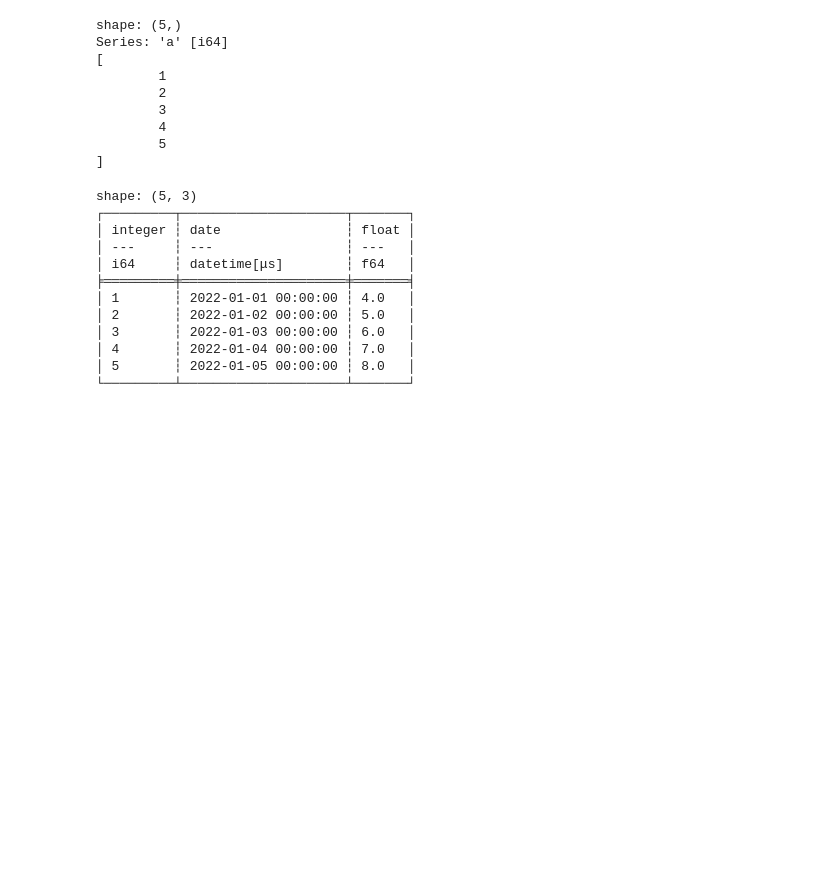
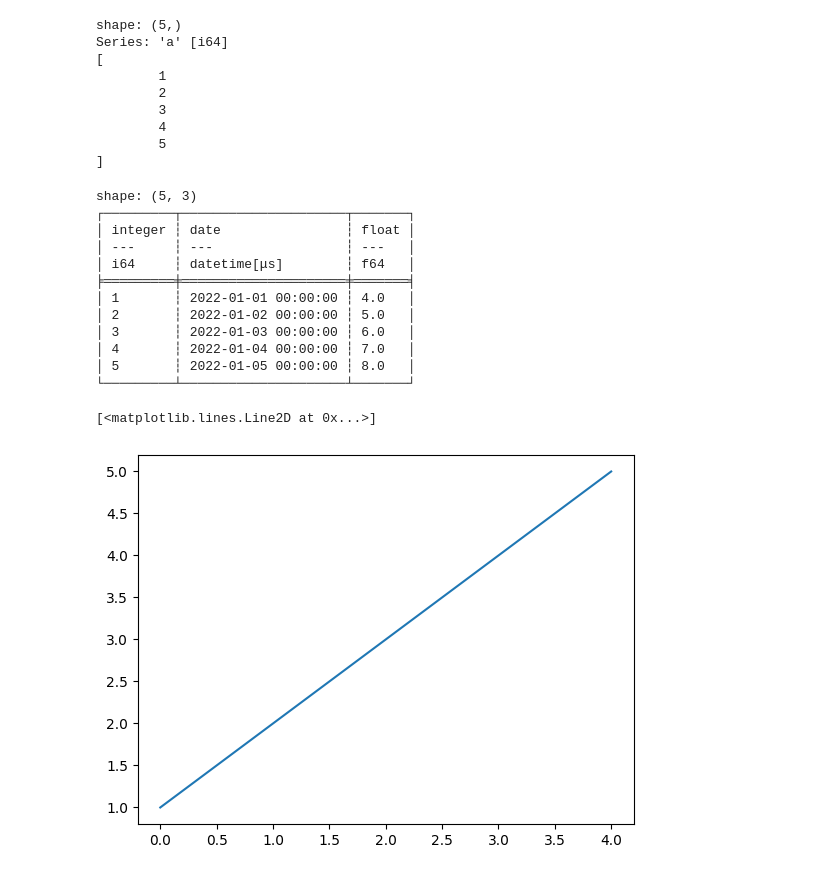
Before and after one commit to blackprince001/digital-signal-processing-labs, a Jupyter notebook: notebooks/lab0/module.ipynb, the cells around one changed output. Saved outputs shown, nothing was run; the diff lists cells and outputs as text; code cells hidden in the pictures; blank space fills up the shorter version.

Commit message:
update graphs in pdf report

```diff
--- a/notebooks/lab0/module.ipynb
+++ b/notebooks/lab0/module.ipynb
@@ -81,3 +65,8 @@ shape: (5, 3)
 │ 4       ┆ 2022-01-04 00:00:00 ┆ 7.0   │
 │ 5       ┆ 2022-01-05 00:00:00 ┆ 8.0   │
 └─────────┴─────────────────────┴───────┘
+# %%
+ppt.plot(st)
+# %% [output]
+[<matplotlib.lines.Line2D at 0x...>]
+[figure, added]
```
Also changed, not shown: parts of 4 cells of this notebook, 2 other files.
